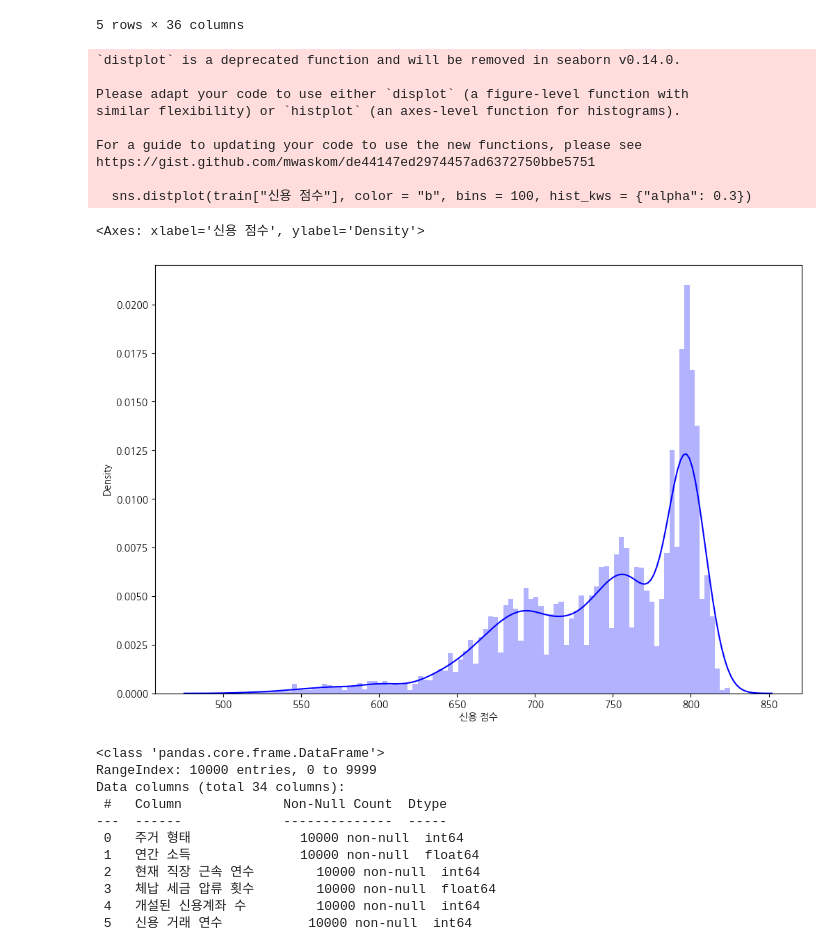
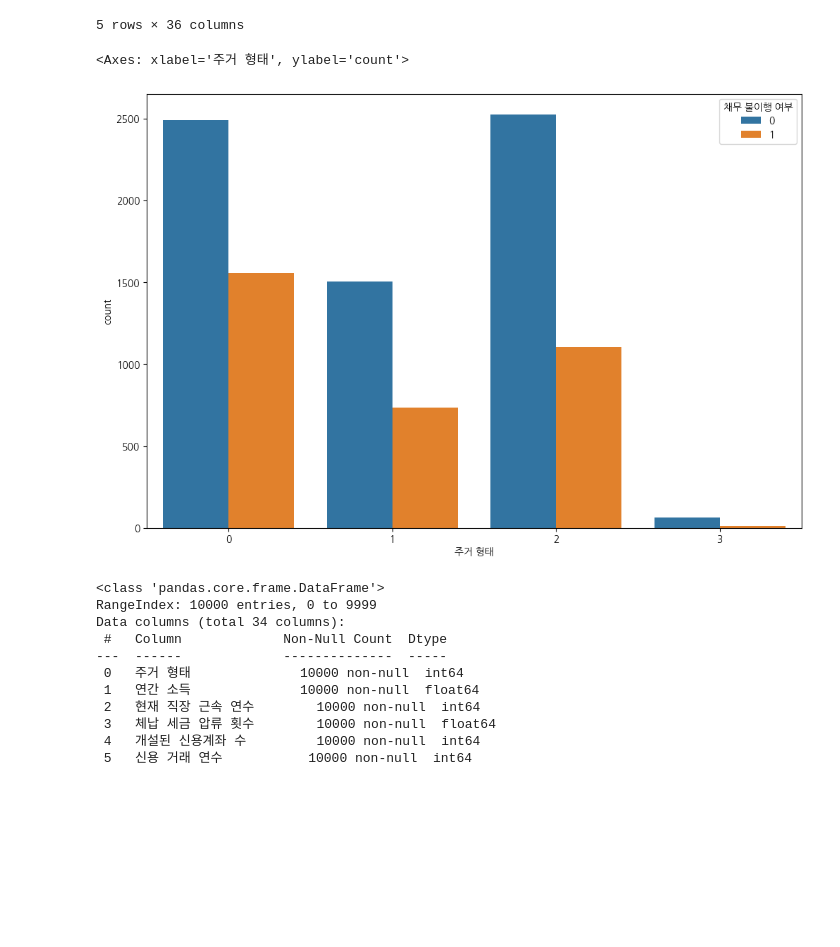
Before and after one commit to yunjun0914/dacon, a Jupyter notebook: 채무불이행 여부/채무불이행_boxcox변환.ipynb, the cells around one changed output. Drawn from its saved outputs; the diff is of its cells as text; code cells hidden in the pictures; blank space fills up the shorter version.

```diff
--- a/채무불이행 여부/채무불이행_boxcox변환.ipynb
+++ b/채무불이행 여부/채무불이행_boxcox변환.ipynb
@@ -37,6 +37,14 @@ def preprocess(df):
         return "".join(v.replace('1미만', "0") for v in x.split(" "))
 
     df["신용 거래 연수"] = df["신용 거래 연수"].astype(int)
+
+
+    cols = (["주거 형태","대출 목적", "대출 상환 기간"])
+    for c in cols:
+        lb = LabelEncoder()
+        lb.fit(df[c].values)
+        df[c] = lb.transform(list(df[c].values))
+        df[c] = df[c].astype(int)
 
 
     df["현재 직장 근속 연수"] = df["현재 직장 근속 연수"].apply(year)
@@ -90,6 +98,12 @@ def preprocess(df):
 
     df["개설계좌vs연체이후개월수"] = df["개설된 신용계좌 수"] / (df["마지막 연체 이후 경과 개월 수"] + 1) * 100
 
+    #df["고위험 대출목적"] = (df["대출 목적"] == 4).astype(int)
+
+    목적별_위험 = df.groupby("대출 목적")["대출 상환 기간"].agg("mean") * 100
+    #df["목적별 위험분자 지수"] = df["대출 목적"].map(목적별_위험)
+    #df["목적별 위험분자 지수"] = df["목적별 위험분자 지수"].astype(float)
+
 
 
     신용거래 = df.groupby("개설된 신용계좌 수")["신용 거래 연수"].agg("mean")
@@ -97,13 +111,6 @@ def preprocess(df):
     신용대출 = df.groupby("개설된 신용계좌 수")["현재 대출 잔액"].agg("mean")
     #df["신용계좌vs대출잔액"] = df["개설된 신용계좌 수"].map(신용대출)
     #df["신용계좌vs대출잔액"] = df["신용계좌vs대출잔액"] / 10000
-
-    cols = (["주거 형태","대출 목적", "대출 상환 기간"])
-    for c in cols:
-        lb = LabelEncoder()
-        lb.fit(df[c].values)
-        df[c] = lb.transform(list(df[c].values))
-        df[c] = df[c].astype(int)
 
     bankcount_purpose = df.groupby("대출 목적")["개설된 신용계좌 수"].agg("median")
     purpose_bankcount = df.groupby("개설된 신용계좌 수")["연간 소득"].agg("median")
@@ -128,19 +135,10 @@ train.head()
 # %%
 plt.rc("font", family = "NanumGothic")
 plt.figure(figsize = (12,8))
-sns.distplot(train["신용 점수"], color = "b", bins = 100, hist_kws = {"alpha": 0.3})
+sns.countplot(x = "주거 형태", hue = "채무 불이행 여부", data = train)
 # %% [output]
-`distplot` is a deprecated function and will be removed in seaborn v0.14.0.
-
-Please adapt your code to use either `displot` (a figure-level function with
-similar flexibility) or `histplot` (an axes-level function for histograms).
-
-For a guide to updating your code to use the new functions, please see
-https://gist.github.com/mwaskom/de44147ed2974457ad6372750bbe5751
-
-  sns.distplot(train["신용 점수"], color = "b", bins = 100, hist_kws = {"alpha": 0.3})
+<Axes: xlabel='주거 형태', ylabel='count'>
-<Axes: xlabel='신용 점수', ylabel='Density'>
-[figure, old version]
+[figure, new version]
 # %%
 target = train["채무 불이행 여부"]
 uid = test["UID"]
```
Also changed, not shown: parts of 5 cells of this notebook.
